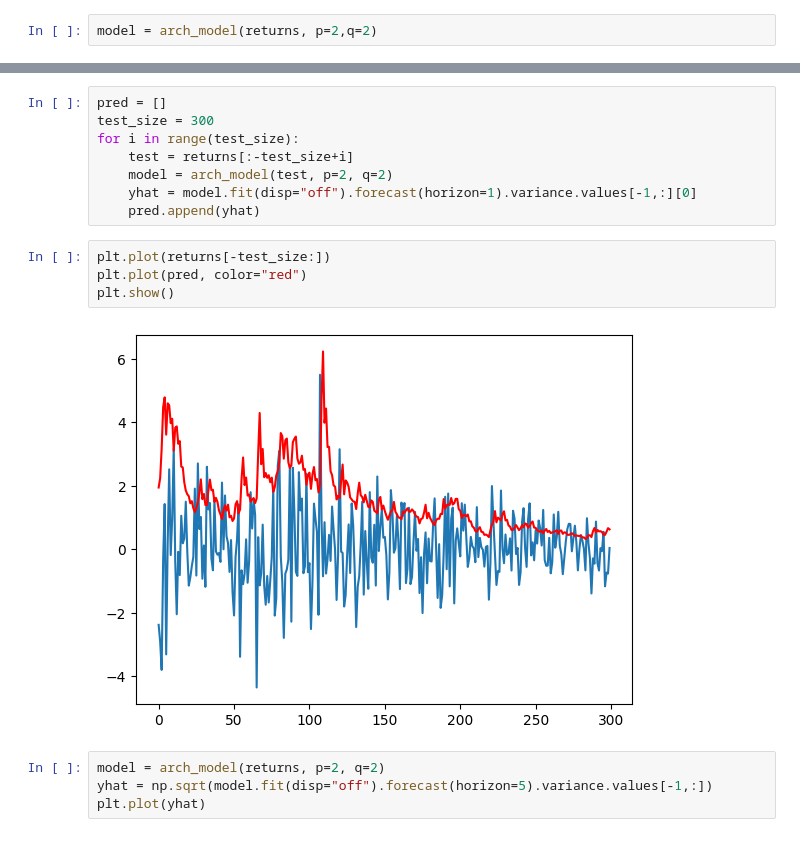
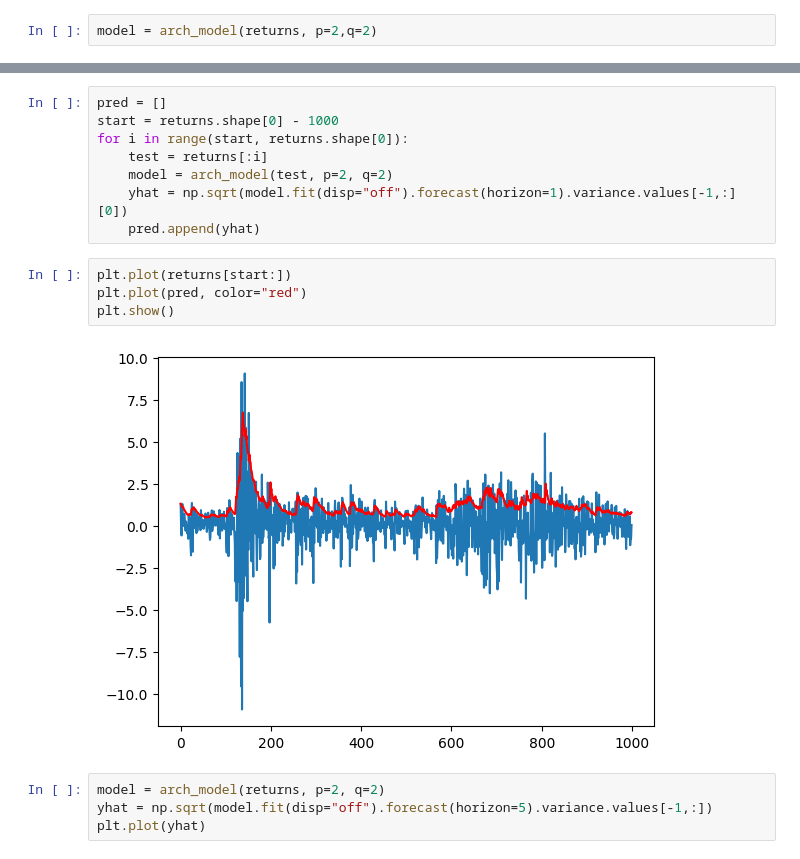
Before and after one commit to junyoung-sim/garch, a Jupyter notebook: demo.ipynb, the cells around one changed output, grey strips where cells are left out. Cells and saved outputs as stored; diff of their text form.

```diff
--- a/demo.ipynb
+++ b/demo.ipynb
@@ -145,18 +147,18 @@ Volatility Model
 Covariance estimator: robust
 # %%
 pred = []
-test_size = 300
-for i in range(test_size):
-    test = returns[:-test_size+i]
+start = returns.shape[0] - 1000
+for i in range(start, returns.shape[0]):
+    test = returns[:i]
     model = arch_model(test, p=2, q=2)
-    yhat = model.fit(disp="off").forecast(horizon=1).variance.values[-1,:][0]
+    yhat = np.sqrt(model.fit(disp="off").forecast(horizon=1).variance.values[-1,:][0])
     pred.append(yhat)
 # %%
-plt.plot(returns[-test_size:])
+plt.plot(returns[start:])
 plt.plot(pred, color="red")
 plt.show()
 # %% [output]
-[figure, old version]
+[figure, new version]
 # %%
 model = arch_model(returns, p=2, q=2)
 yhat = np.sqrt(model.fit(disp="off").forecast(horizon=5).variance.values[-1,:])
```
Also changed, not shown: parts of 2 cells of this notebook.
